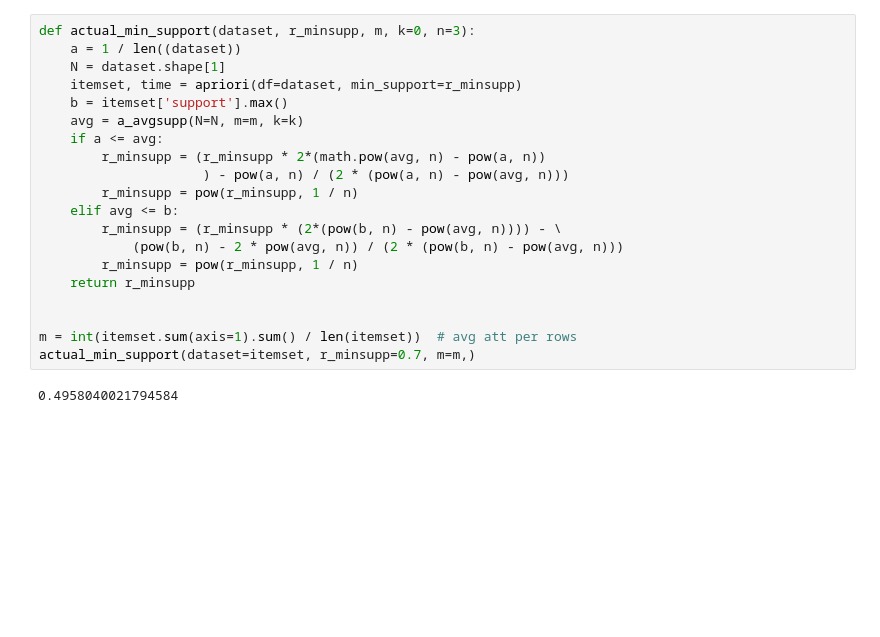
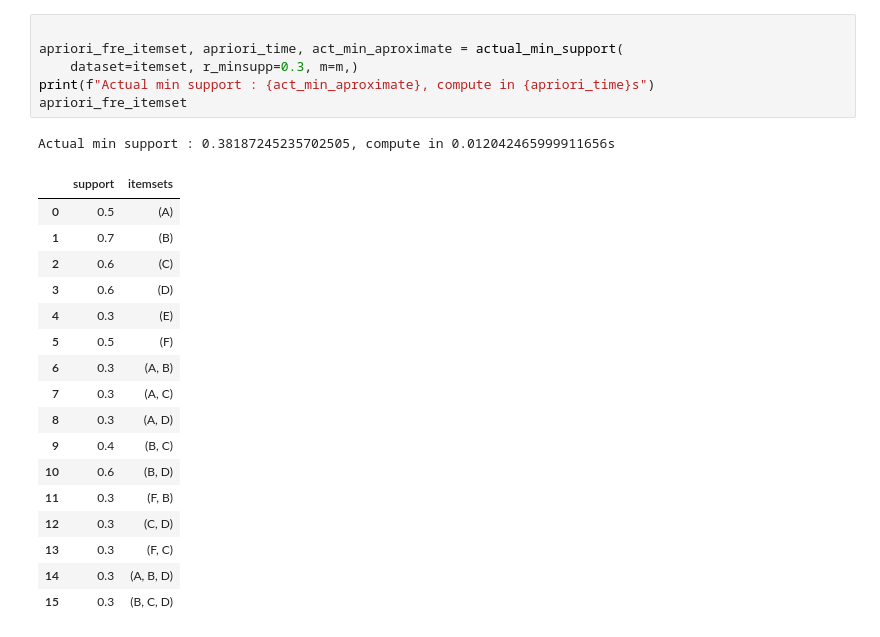
Before and after one commit to khysokhornrupp/RUPP-Apriori-, a Jupyter notebook: sampling/inst_selection_central_limit.ipynb, the cells around one changed output. Saved outputs shown, nothing was run; the diff lists cells and outputs as text; blank space fills up the shorter version.

```diff
--- a/sampling/inst_selection_central_limit.ipynb
+++ b/sampling/inst_selection_central_limit.ipynb
@@ -334,22 +295,25 @@ def aproximate_minsupport(r_min, min_supp, max_min, n=1):
-# %%
-def actual_min_support(dataset, r_minsupp, m, k=0, n=3):
-    a = 1 / len((dataset))
-    N = dataset.shape[1]
-    itemset, time = apriori(df=dataset, min_support=r_minsupp)
-    b = itemset['support'].max()
-    avg = a_avgsupp(N=N, m=m, k=k)
-    if a <= avg:
-        r_minsupp = (r_minsupp * 2*(math.pow(avg, n) - pow(a, n))
-                     ) - pow(a, n) / (2 * (pow(a, n) - pow(avg, n)))
-        r_minsupp = pow(r_minsupp, 1 / n)
-    elif avg <= b:
-        r_minsupp = (r_minsupp * (2*(pow(b, n) - pow(avg, n)))) - \
-            (pow(b, n) - 2 * pow(avg, n)) / (2 * (pow(b, n) - pow(avg, n)))
-        r_minsupp = pow(r_minsupp, 1 / n)
-    return r_minsupp
-
-
-m = int(itemset.sum(axis=1).sum() / len(itemset))  # avg att per rows
-actual_min_support(dataset=itemset, r_minsupp=0.7, m=m,)
-# %% [output]
-0.4958040021794584
+# %%
+
+apriori_fre_itemset, apriori_time, act_min_aproximate = actual_min_support(
+    dataset=itemset, r_minsupp=0.3, m=m,)
+print(f"Actual min support : {act_min_aproximate}, compute in {apriori_time}s")
+apriori_fre_itemset
+# %% [output]
+Actual min support : 0.38187245235702505, compute in 0.012042465999911656s
+|  | support | itemsets |
+| 0 | 0.5 | (A) |
+| 1 | 0.7 | (B) |
+| 2 | 0.6 | (C) |
+| 3 | 0.6 | (D) |
+| 4 | 0.3 | (E) |
+| 5 | 0.5 | (F) |
+| 6 | 0.3 | (A, B) |
+| 7 | 0.3 | (A, C) |
+| 8 | 0.3 | (A, D) |
+| 9 | 0.4 | (B, C) |
+| 10 | 0.6 | (B, D) |
+| 11 | 0.3 | (F, B) |
+| 12 | 0.3 | (C, D) |
+| 13 | 0.3 | (F, C) |
+| 14 | 0.3 | (A, B, D) |
+| 15 | 0.3 | (B, C, D) |
```
Also changed, not shown: parts of 41 cells of this notebook, 2 other files.
